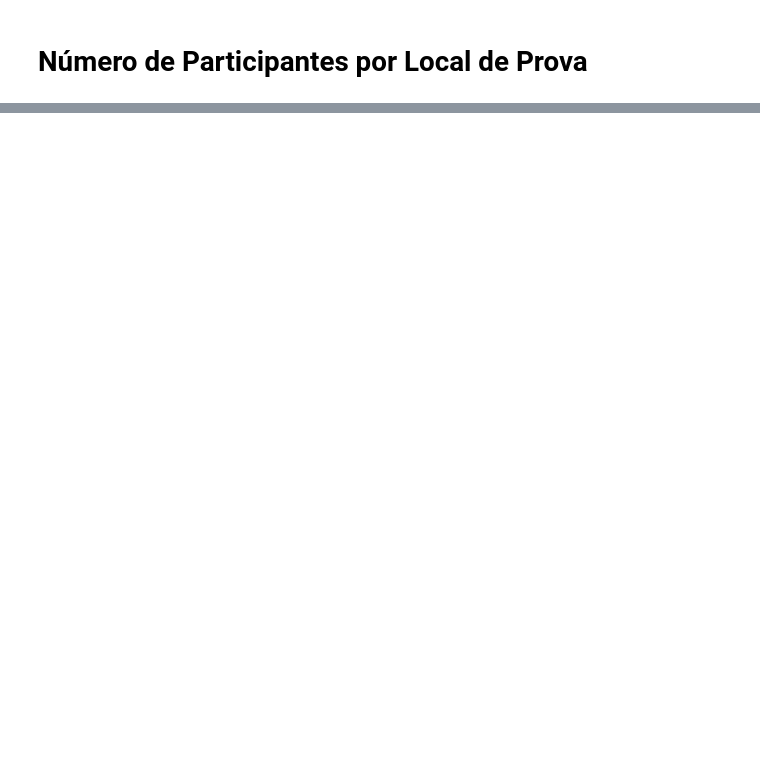
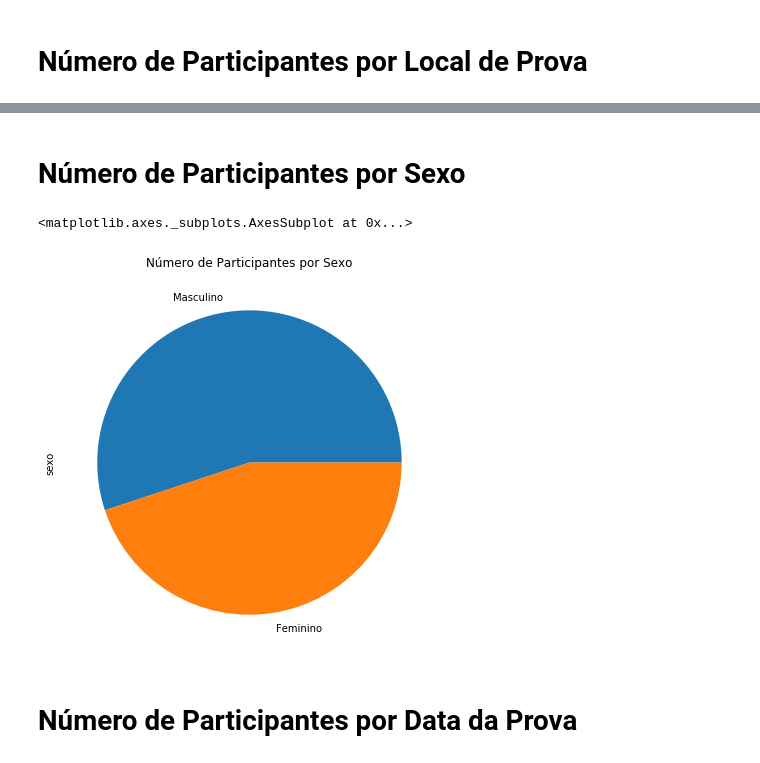
Before and after one commit to JessicaIta/teste_data_science, a Jupyter notebook: teste_data_science.ipynb, the cells around one changed output, grey strips where cells are left out. Cells and saved outputs as stored; diff of their text form; code cells hidden in the pictures; blank space fills up the shorter version.

```diff
--- a/teste_data_science.ipynb
+++ b/teste_data_science.ipynb
@@ -266,0 +271,9 @@ base['escolaridade'].value_counts().plot.bar(title="Número de Participantes por
+# %% [markdown]
+# Número de Participantes por Sexo
+# %%
+base['sexo'].value_counts().plot.pie(title="Número de Participantes por Sexo")
+# %% [output]
+<matplotlib.axes._subplots.AxesSubplot at 0x...>
+[figure, added]
+# %% [markdown]
+# Número de Participantes por Data da Prova
```
Also changed, not shown: parts of 17 cells of this notebook, 1 other file.
